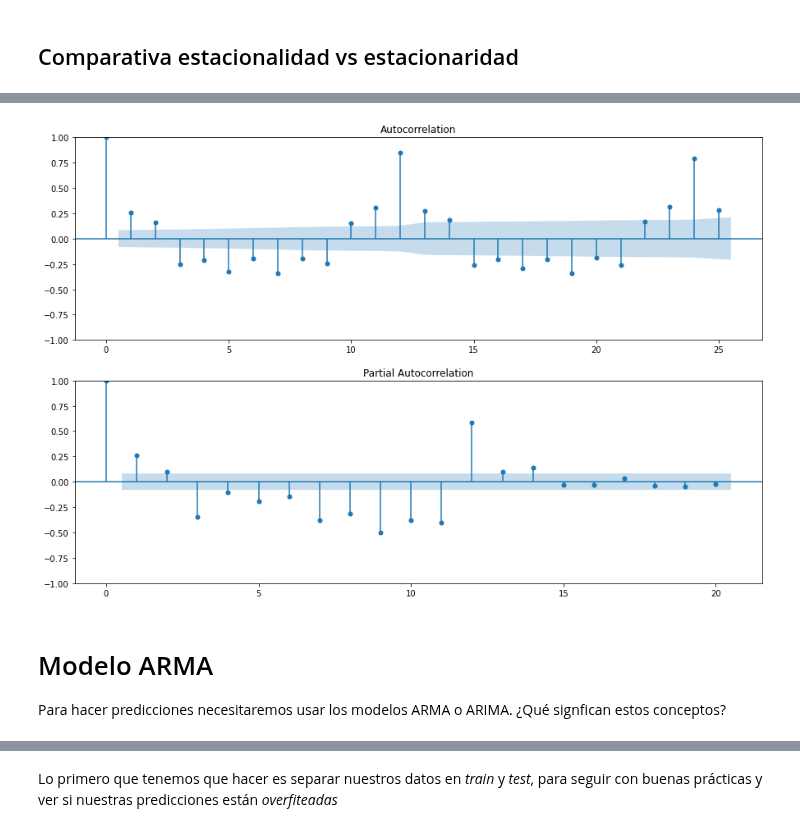
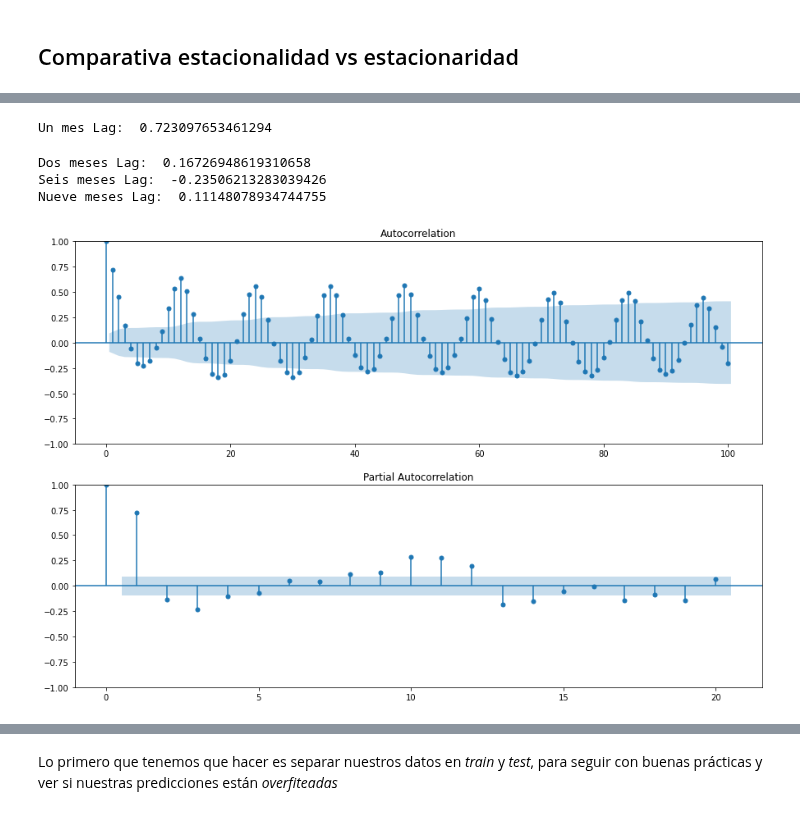
Before and after one commit to Ironhack-Part-Time-Enero2022/apuntes-clases, a Jupyter notebook: semana-20/20.2-time-series-estacionario.ipynb, the cells around one changed output, grey strips where cells are left out. Cells and saved outputs as stored; diff of their text form; code cells hidden in the pictures.

```diff
--- a/semana-20/20.2-time-series-estacionario.ipynb
+++ b/semana-20/20.2-time-series-estacionario.ipynb
@@ -128,5 +129,5 @@ df.head()
 # %%
 # por último eliminamos la columna de DATE que ya no nos hace falta.
-df.drop(columns=['date'], inplace=True)
+df.drop(columns=['month'], inplace=True)
 df.head()
 # %% [output]
@@ -148 +149,10 @@ IPG3113N    0
 dtype: int64
+# %%
+####################################
+#               NOTA
+####################################
+
+# en caso de que tengamos nulos podemos usar el método interpolate
+
+df = df.interpolate(method ='linear')
+df.head()
@@ -250,3 +287,0 @@ En nuestro caso, nuestros datos no son estacionarios!
-# %%
-df["diff"] = df.diff()
-df.head()
@@ -261,3 +287,0 @@ df.head()
-# %%
-df.drop(["valores"], inplace = True, axis = 1)
-df.dropna(inplace = True)
@@ -328,13 +321,27 @@ Quizás el aspecto más convincente del análisis de autocorrelación es cómo p
 - `Auto-correlación parcial`: es una medida de la correlación entre observaciones de una serie de tiempo que se encuentran separadas por k unidades de tiempo (yt y yt-k), después de ajustarse para la presencia de los demás términos de desfase más corto (yt-1, yt-2, ..., yt–k–1).
 
 ![auto](https://github.com/Ironhack-Part-Time-Enero2022/apuntes-clases/blob/master/semana-20/imagenes/autocorrelation-anatomy-python.jpg?raw=true)
+# %%
+corr_lag1 = df['valores'].autocorr(lag=1)
+print("Un mes Lag: ", corr_lag1)
+# %% [output]
+Un mes Lag:  0.723097653461294
+# %%
+corr_lag3 = df['valores'].autocorr(lag=3)
+print("Dos meses Lag: ", corr_lag3)
+
+corr_lag6 = df['valores'].autocorr(lag=6)
+print("Seis meses Lag: ", corr_lag6)
+
+corr_lag9 = df['valores'].autocorr(lag=9)
+print("Nueve meses Lag: ", corr_lag9)
+# %% [output]
+Dos meses Lag:  0.16726948619310658
+Seis meses Lag:  -0.23506213283039426
+Nueve meses Lag:  0.11148078934744755
 # %%
 fig, axes = plt.subplots(2, 1, figsize=(15,10))
-plot_acf(df, lags=25, ax= axes[0])
+plot_acf(df, lags=100, ax= axes[0])
 plot_pacf(df, lags=20, ax= axes[1]);
 # %% [output]
-[figure, old version]
+[figure, new version]
-# %% [markdown]
-# Modelo ARMA
-
-Para hacer predicciones necesitaremos usar los modelos ARMA o ARIMA. ¿Qué signfican estos conceptos?
```
Also changed, not shown: parts of 49 cells of this notebook, 5 other files.
